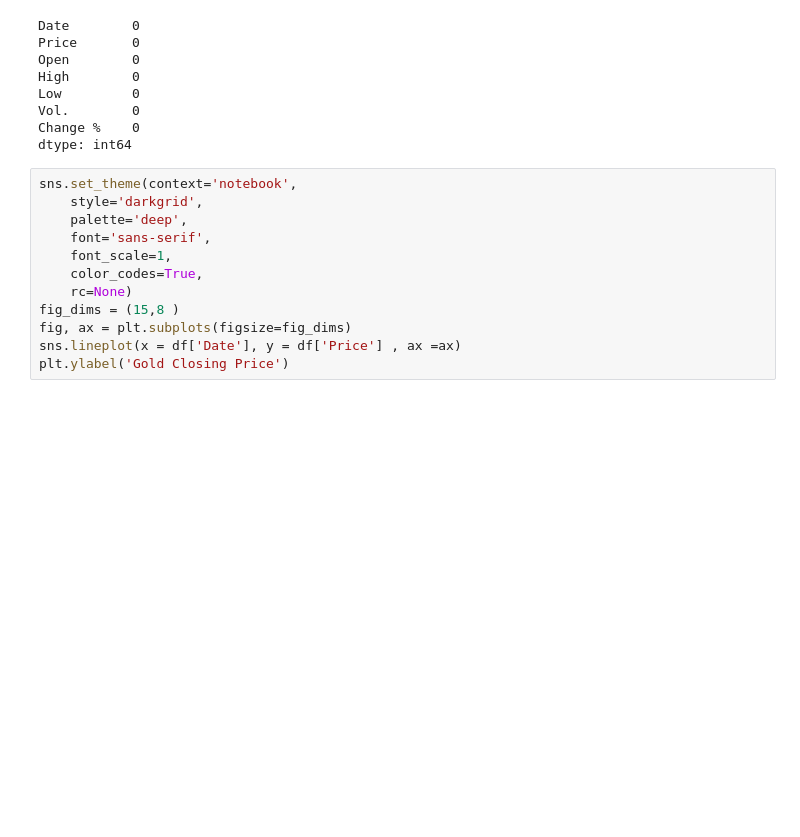
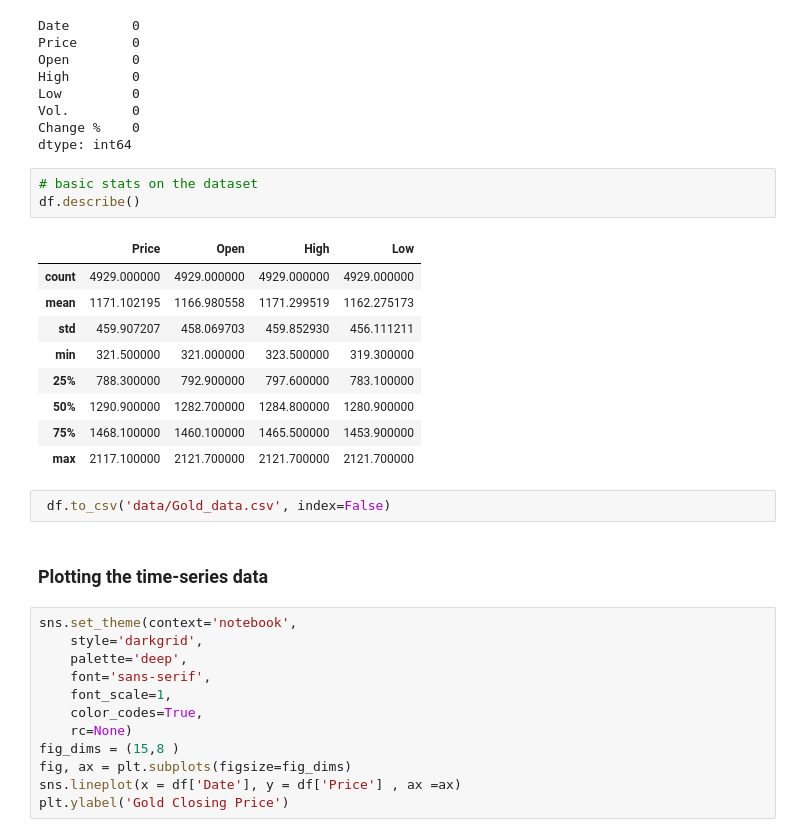
Before and after one commit to jaybfn/Gold_Price_Forecasting, a Jupyter notebook: EDA.ipynb, the cells around one changed output. Saved outputs shown, nothing was run; the diff lists cells and outputs as text; blank space fills up the shorter version.

```diff
--- a/EDA.ipynb
+++ b/EDA.ipynb
@@ -58,6 +64,23 @@ Low         0
 Vol.        0
 Change %    0
 dtype: int64
+# %%
+# basic stats on the dataset
+df.describe()
+# %% [output]
+|  | Price | Open | High | Low |
+| count | 4929.000000 | 4929.000000 | 4929.000000 | 4929.000000 |
+| mean | 1171.102195 | 1166.980558 | 1171.299519 | 1162.275173 |
+| std | 459.907207 | 458.069703 | 459.852930 | 456.111211 |
+| min | 321.500000 | 321.000000 | 323.500000 | 319.300000 |
+| 25% | 788.300000 | 792.900000 | 797.600000 | 783.100000 |
+| 50% | 1290.900000 | 1282.700000 | 1284.800000 | 1280.900000 |
+| 75% | 1468.100000 | 1460.100000 | 1465.500000 | 1453.900000 |
+| max | 2117.100000 | 2121.700000 | 2121.700000 | 2121.700000 |
+# %%
+ df.to_csv('data/Gold_data.csv', index=False)
+# %% [markdown]
+### Plotting the time-series data
 # %%
 sns.set_theme(context='notebook',
     style='darkgrid',
```
Also changed, not shown: parts of 6 cells of this notebook.
